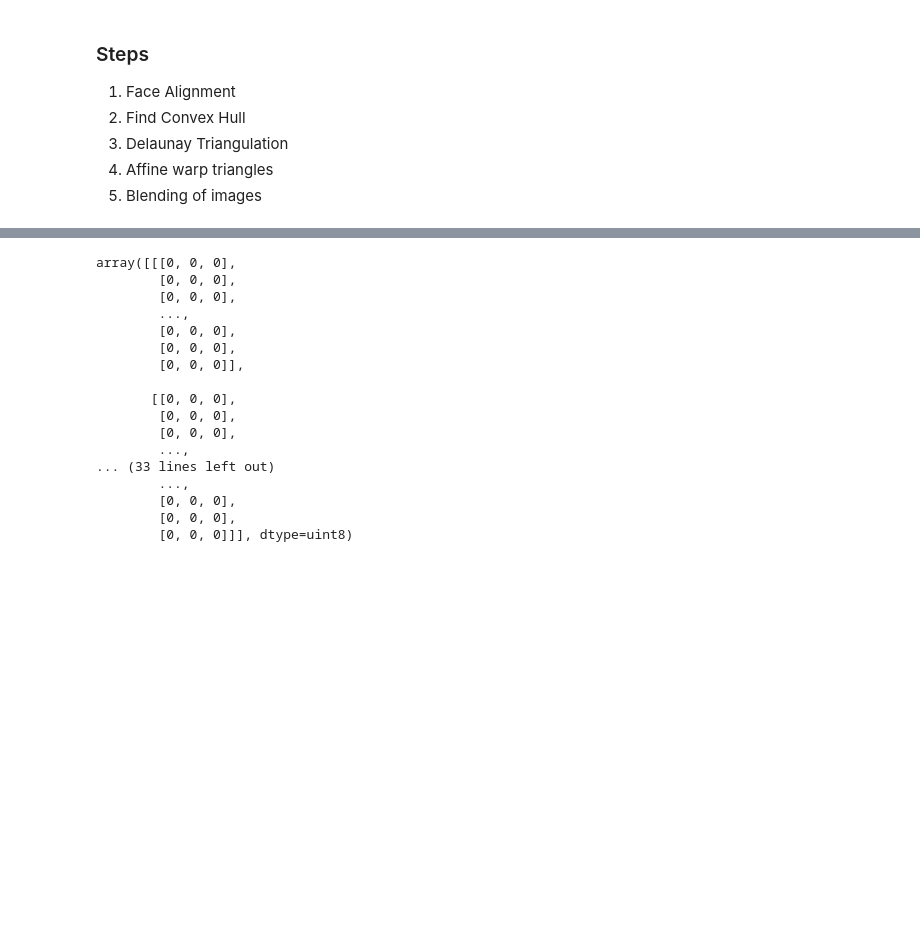
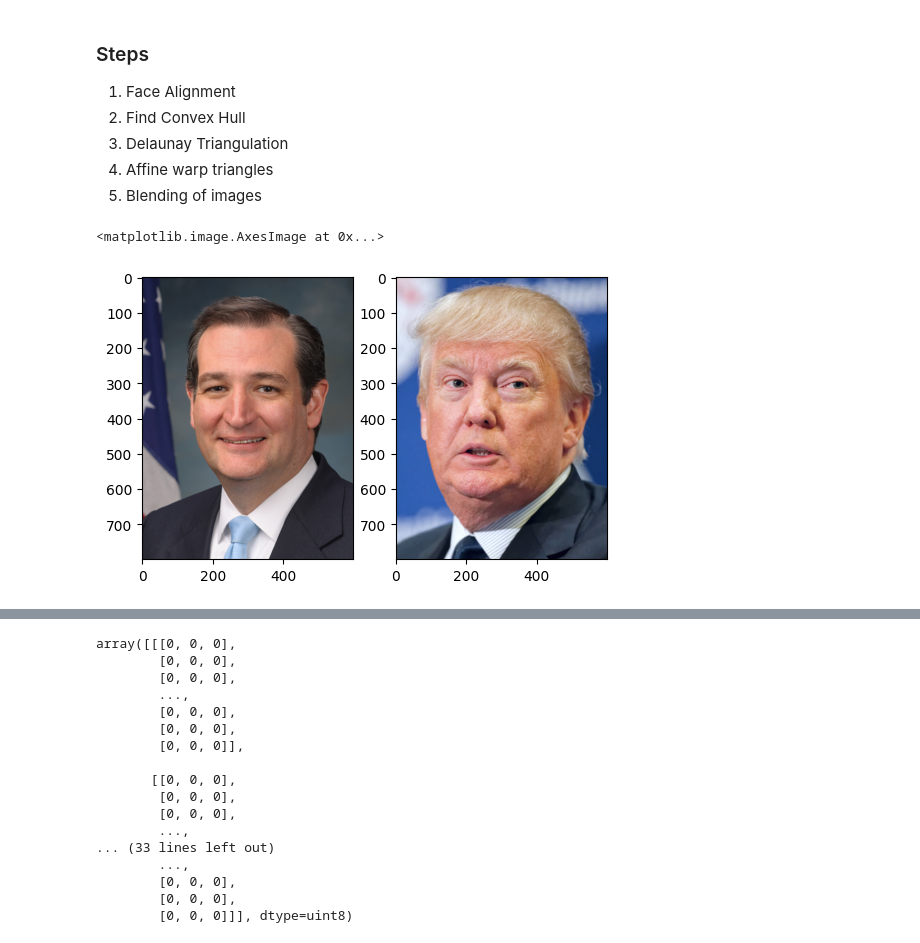
Before and after one commit to DastanIqbal/LearnOpenCV, a Jupyter notebook: src/OpenCV/dlap/week3/FaceSwap.ipynb, the cells around one changed output, grey strips where cells are left out. Drawn from its saved outputs; the diff is of its cells as text; code cells hidden in the pictures; blank space fills up the shorter version.

```diff
--- a/src/OpenCV/dlap/week3/FaceSwap.ipynb
+++ b/src/OpenCV/dlap/week3/FaceSwap.ipynb
@@ -36,15 +36,24 @@ t = time.time()
 # %%
 # Read Images
 file1 = DATA_PATH + "images/ted_cruz.jpg"
 file2 = DATA_PATH + "images/donald_trump.jpg"
 
 image1 = cv2.imread(file1)
 image2 = cv2.imread(file2)
 
 img1Warped = np.copy(image2)
 
 points1 = fbc.getLandmarks(detector, predictor, image1)
 points2 = fbc.getLandmarks(detector, predictor, image2)
+
+plt.subplot(121)
+plt.imshow(image1[:,:,::-1])
+
+plt.subplot(122)
+plt.imshow(image2[:,:,::-1])
+# %% [output]
+<matplotlib.image.AxesImage at 0x...>
+[figure, added]
 # %%
 # Find Convex Hull
 
```
Also changed, not shown: parts of 4 cells of this notebook, 2 other files.
